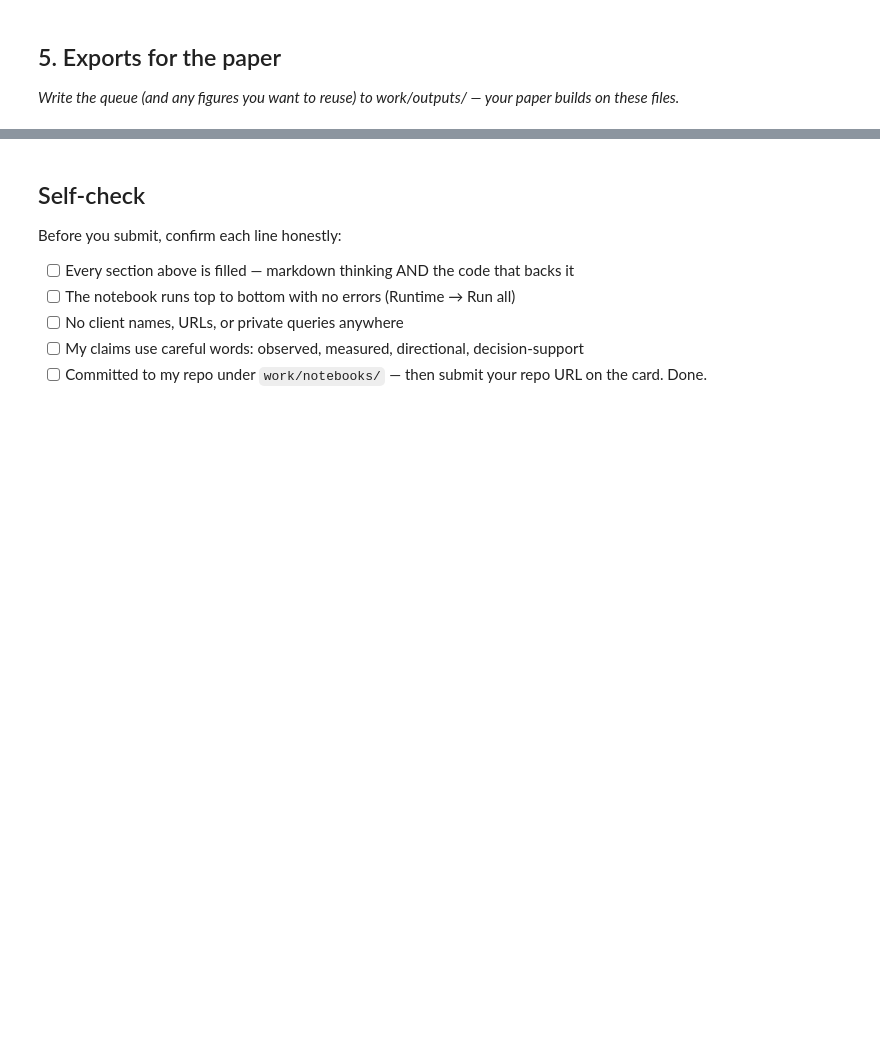
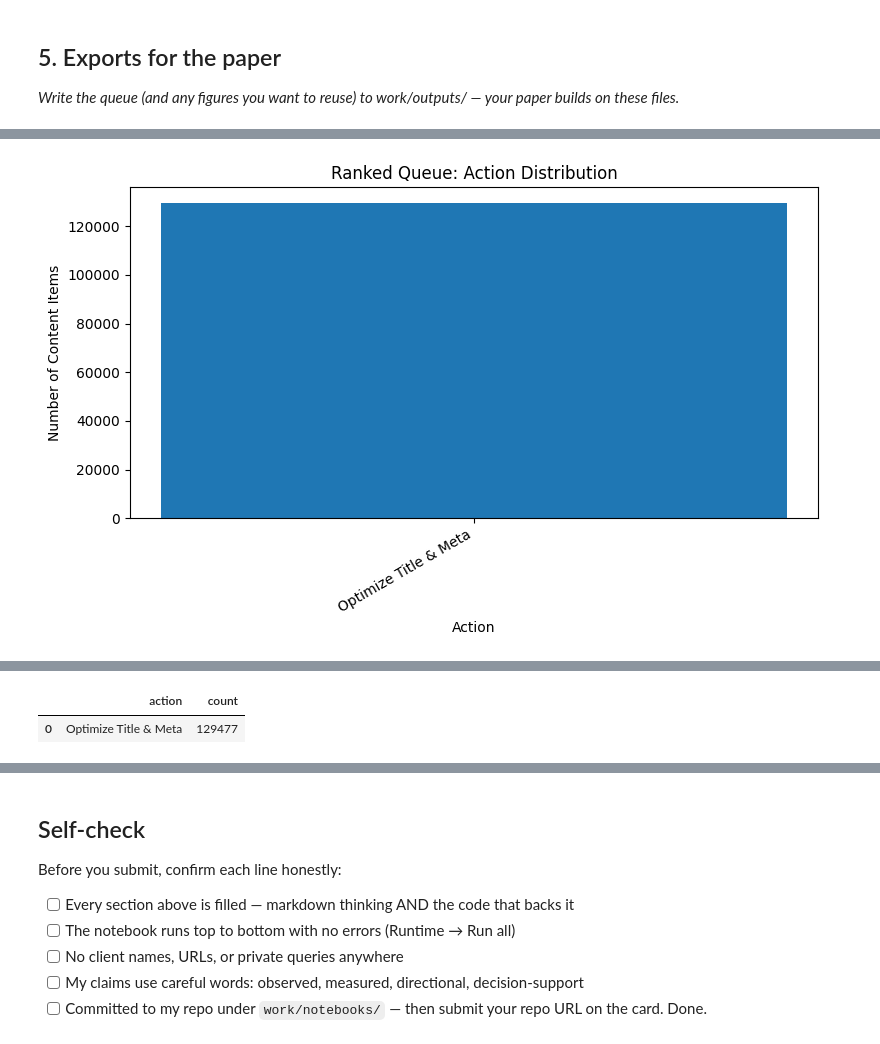
Before and after one commit to kaifahmad236/flyrank-ml-internship, a Jupyter notebook: work/notebooks/w07_action_playbook.ipynb, the cells around one changed output, grey strips where cells are left out. Saved outputs shown, nothing was run; the diff lists cells and outputs as text; code cells hidden in the pictures; blank space fills up the shorter version.

Commit message:
ML-10 Content Action Playbook Executed

```diff
--- a/work/notebooks/w07_action_playbook.ipynb
+++ b/work/notebooks/w07_action_playbook.ipynb
@@ -43,0 +234,78 @@ This skeleton is yours to fill. Work the sections **in order** — each one has
+# %%
+# This cell is for CODE (numbers, a query, a check).
+# Write your text answer in the cell ABOVE this one — typing sentences here breaks Run All.
+
+from pathlib import Path
+import matplotlib.pyplot as plt
+
+OUTPUT_DIR = Path("work/outputs")
+FIGURE_DIR = Path("work/figures")
+
+OUTPUT_DIR.mkdir(parents=True, exist_ok=True)
+FIGURE_DIR.mkdir(parents=True, exist_ok=True)
+
+queue_path = OUTPUT_DIR / "ml10_ranked_action_queue.csv"
+
+queue.to_csv(queue_path, index=False)
+
+action_summary = (
+    queue["action"]
+    .value_counts()
+    .rename_axis("action")
+    .reset_index(name="count")
+)
+
+reason_summary = (
+    queue["reason_code"]
+    .value_counts()
+    .rename_axis("reason_code")
+    .reset_index(name="count")
+)
+
+action_summary.to_json(
+    OUTPUT_DIR / "ml10_action_summary.json",
+    orient="records",
+    indent=2
+)
+
+reason_summary.to_json(
+    OUTPUT_DIR / "ml10_reason_summary.json",
+    orient="records",
+    indent=2
+)
+
+plt.figure(figsize=(8, 5))
+
+plt.bar(
+    action_summary["action"],
+    action_summary["count"]
+)
+
+plt.title("Ranked Queue: Action Distribution")
+plt.xlabel("Action")
+plt.ylabel("Number of Content Items")
+plt.xticks(rotation=30, ha="right")
+plt.tight_layout()
+
+action_figure = FIGURE_DIR / "ml10_action_distribution.png"
+
+plt.savefig(
+    action_figure,
+    dpi=150,
+    bbox_inches="tight"
+)
+
+plt.show()
+
+print("Queue exported to:", queue_path)
+print("Action summary exported to:", OUTPUT_DIR / "ml10_action_summary.json")
+print("Reason summary exported to:", OUTPUT_DIR / "ml10_reason_summary.json")
+print("Figure exported to:", action_figure)
+
+print("\nAction summary:")
+display(action_summary)
+
+print("\nReason-code summary:")
+display(reason_summary)
+# %% [output]
+[figure, added]
@@ -43,0 +318,2 @@ This skeleton is yours to fill. Work the sections **in order** — each one has
+|  | action | count |
+| 0 | Optimize Title & Meta | 129477 |
```
Also changed, not shown: parts of 15 cells of this notebook.
